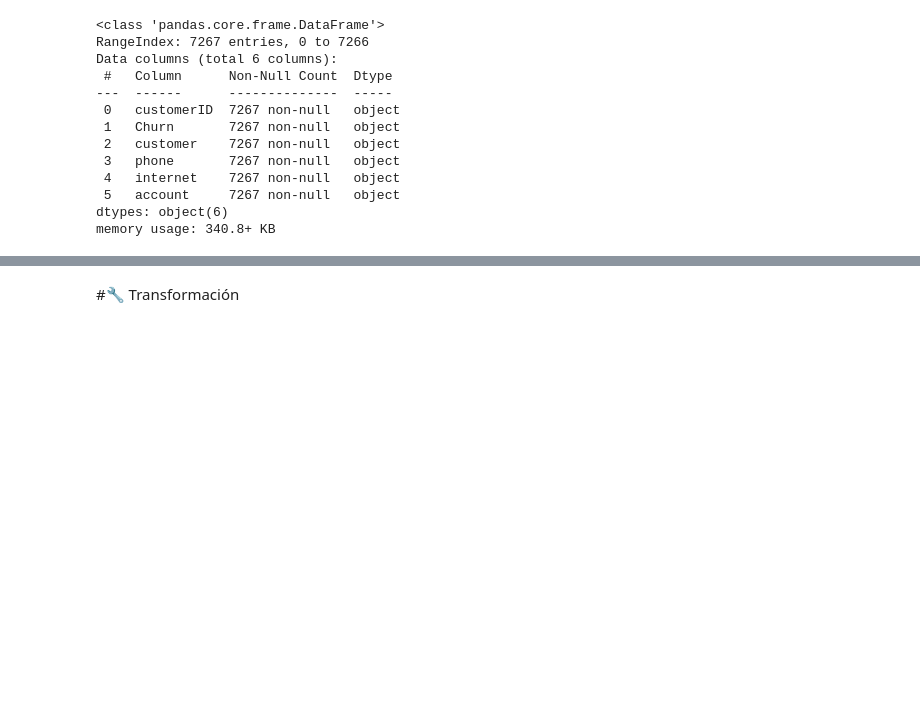
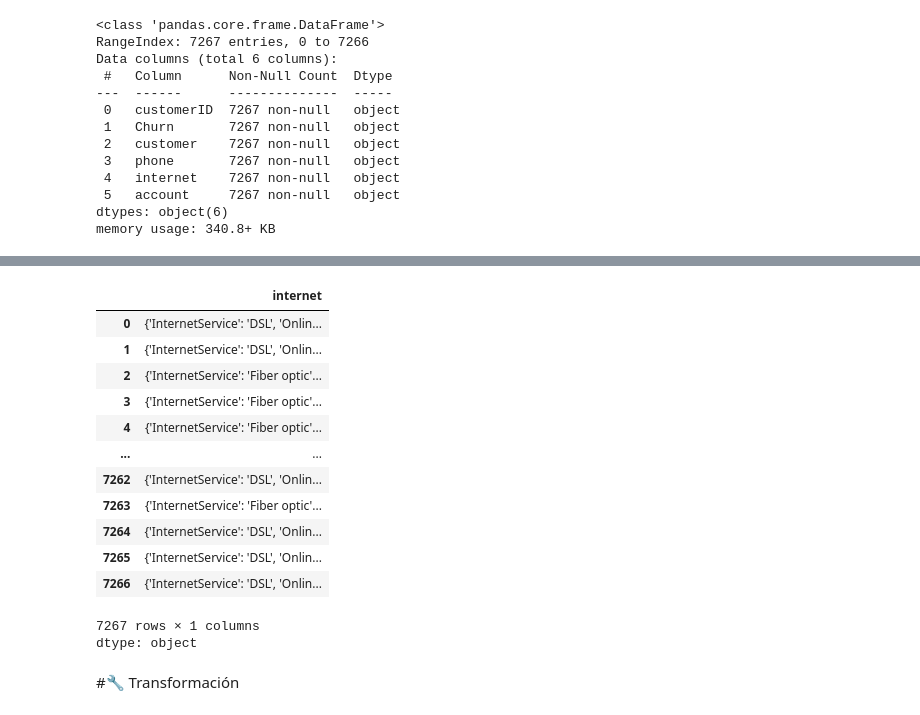
Before and after one commit to AlexTovar31/AlexTovar31, a Jupyter notebook: TelecomX_LATAM.ipynb, the cells around one changed output, grey strips where cells are left out. Saved outputs shown, nothing was run; the diff lists cells and outputs as text; code cells hidden in the pictures; blank space fills up the shorter version.

```diff
--- a/TelecomX_LATAM.ipynb
+++ b/TelecomX_LATAM.ipynb
@@ -56,2 +52,19 @@ dtype: object
+# %%
+telecom['internet']
+# %% [output]
+|  | internet |
+| 0 | {'InternetService': 'DSL', 'Onlin... |
+| 1 | {'InternetService': 'DSL', 'Onlin... |
+| 2 | {'InternetService': 'Fiber optic'... |
+| 3 | {'InternetService': 'Fiber optic'... |
+| 4 | {'InternetService': 'Fiber optic'... |
+| ... | ... |
+| 7262 | {'InternetService': 'DSL', 'Onlin... |
+| 7263 | {'InternetService': 'Fiber optic'... |
+| 7264 | {'InternetService': 'DSL', 'Onlin... |
+| 7265 | {'InternetService': 'DSL', 'Onlin... |
+| 7266 | {'InternetService': 'DSL', 'Onlin... |
+7267 rows × 1 columns
+dtype: object
 # %% [markdown]
 #🔧 Transformación
```
Also changed, not shown: parts of 4 cells of this notebook.
